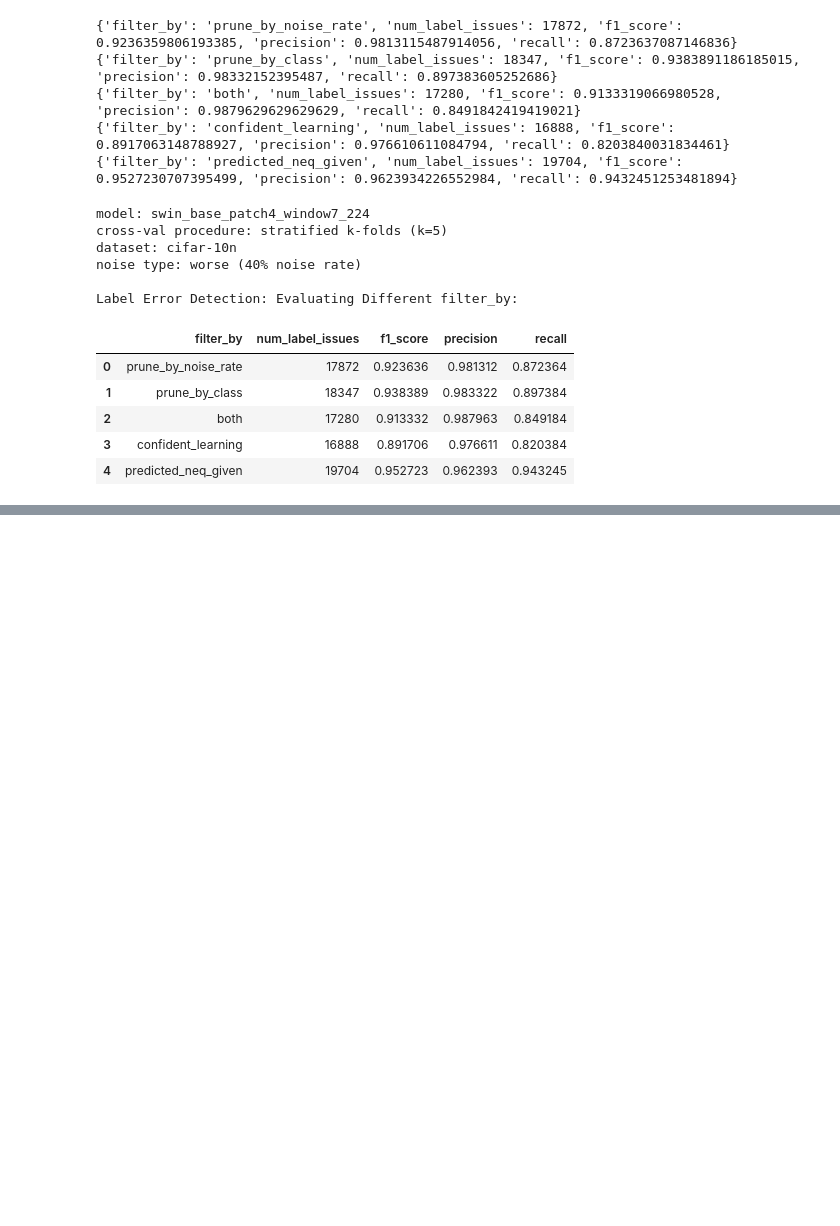
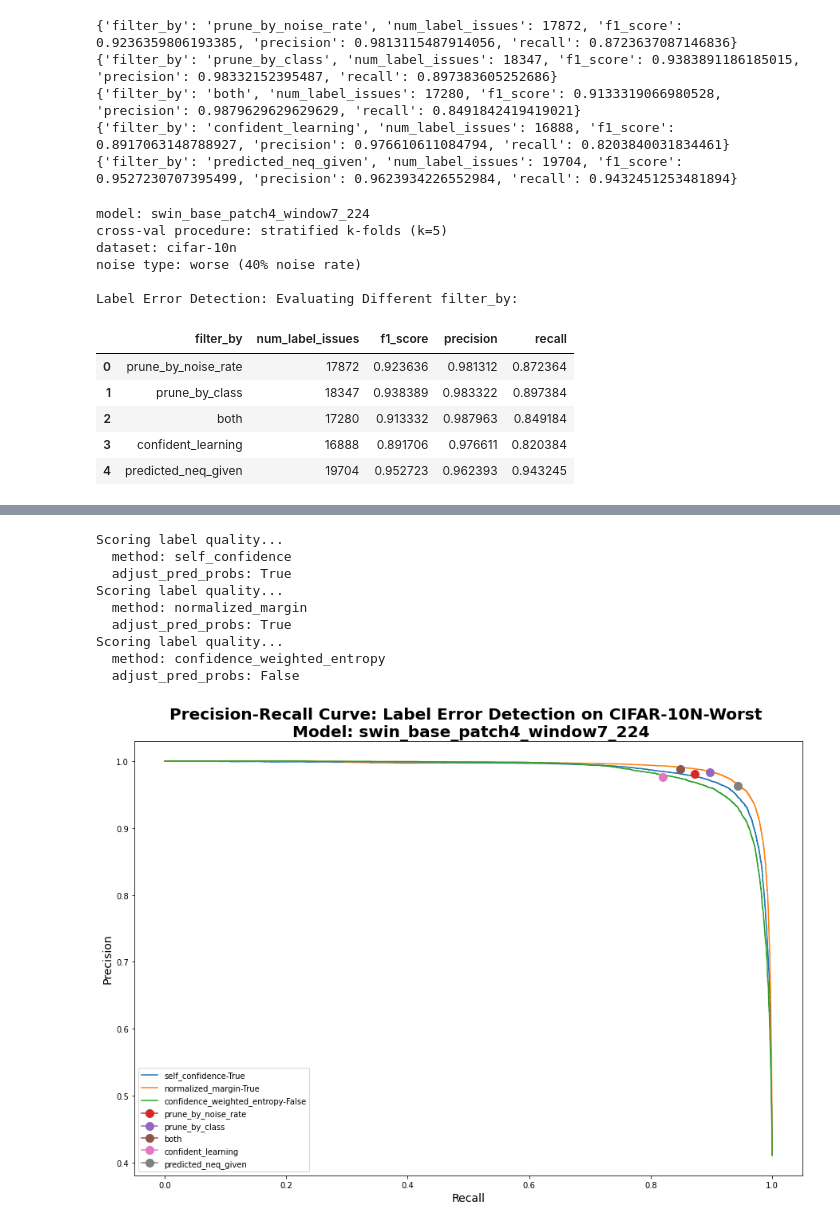
Before and after one commit to cleanlab/label-error-detection-benchmarks, a Jupyter notebook: src/experiments/cifar-10n-worst/3_Evaluate_Scores.ipynb, the cells around one changed output, grey strips where cells are left out. Cells and saved outputs as stored; diff of their text form; code cells hidden in the pictures; blank space fills up the shorter version.

```diff
--- a/src/experiments/cifar-10n-worst/3_Evaluate_Scores.ipynb
+++ b/src/experiments/cifar-10n-worst/3_Evaluate_Scores.ipynb
@@ -290,0 +380,76 @@ Label Error Detection: Evaluating Different filter_by:
+# %%
+%%time
+
+plt.rcParams["figure.figsize"] = (15, 10)
+
+score_params = \
+[
+    # ("self_confidence", False),
+    ("self_confidence", True),
+    # ("normalized_margin", False),
+    ("normalized_margin", True),
+    ("confidence_weighted_entropy", False)
+]
+
+df_list = []
+
+for score_param in score_params:
+
+    method, adjust_pred_probs = score_param
+
+    print(f"Scoring label quality...")
+    print(f"  method: {method}")
+    print(f"  adjust_pred_probs: {adjust_pred_probs}")
+
+    label_quality_scores = get_label_quality_scores(labels, pred_probs, method=method, adjust_pred_probs=adjust_pred_probs)
+
+    # compute accuracy of detecting label errors
+    auroc = roc_auc_score(label_errors_target, 1 - label_quality_scores)
+
+    # compute precision-recall curve
+    precision, recall, thresholds = precision_recall_curve(label_errors_target, 1 - label_quality_scores)
+
+    # save to DataFrame
+    # ignore last precision, recall value because it's always 1, 0 respectively with no corresponding threshold
+    # https://stackoverflow.com/questions/31639016/in-scikits-precision-recall-curve-why-does-thresholds-have-a-different-dimensi
+    df_temp = pd.DataFrame({
+        "precision": precision[:-1],
+        "recall": recall[:-1],
+        "thresholds": thresholds,
+        "model": model,
+        "method": method,
+        "adjust_pred_probs": adjust_pred_probs
+    })
+
+    df_list.append(df_temp)
+
+    # plot
+    plt.plot(recall, precision, label=f"{method}-{str(adjust_pred_probs)}")
+
+# combine DataFrames
+# df_all = pd.concat(df_list)
+
+# plot single dot (precision, recall) for each filter_by option
+for index, row in df_filter_by.iterrows():
+    filter_by = row["filter_by"]
+    precision = row["precision"]
+    recall = row["recall"]
+    plt.plot(recall, precision, marker="o", markersize=10, label=filter_by)
+
+plt.xlabel("Recall", fontsize=14)
+plt.ylabel("Precision", fontsize=14)
+plt.title("Precision-Recall Curve: Label Error Detection on CIFAR-10N-Worst \n Model: swin_base_patch4_window7_224", fontsize=20, fontweight="bold")
+# plt.suptitle("")
+plt.legend()
+plt.show()
+# %% [output]
+Scoring label quality...
+  method: self_confidence
+  adjust_pred_probs: True
+Scoring label quality...
+  method: normalized_margin
+  adjust_pred_probs: True
+Scoring label quality...
+  method: confidence_weighted_entropy
+  adjust_pred_probs: False
+[figure, added]
```
Also changed, not shown: parts of 17 cells of this notebook, 21 other files.
